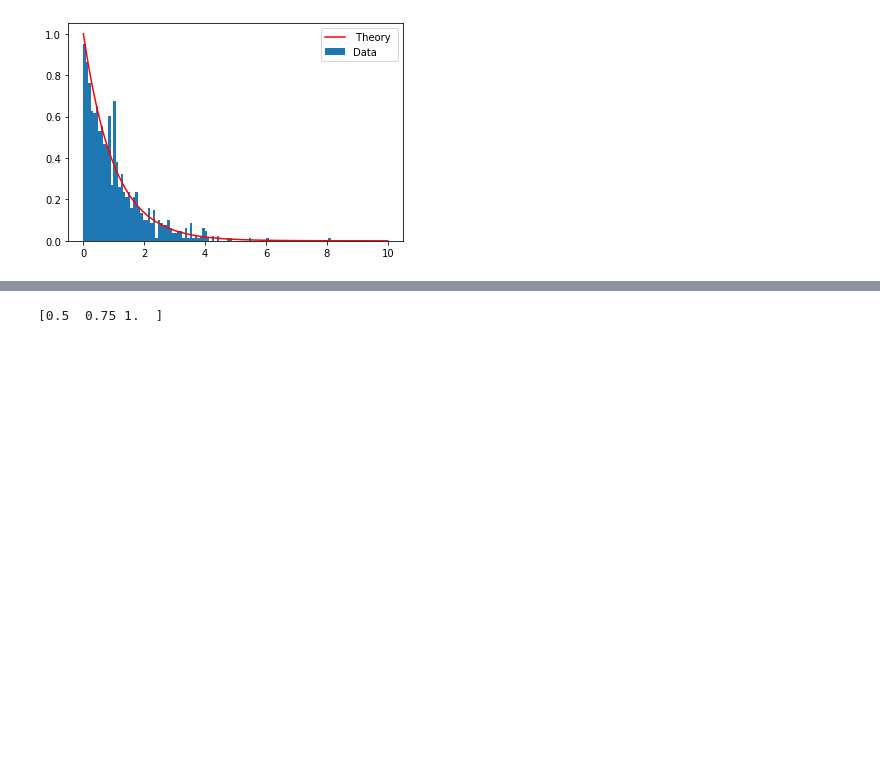
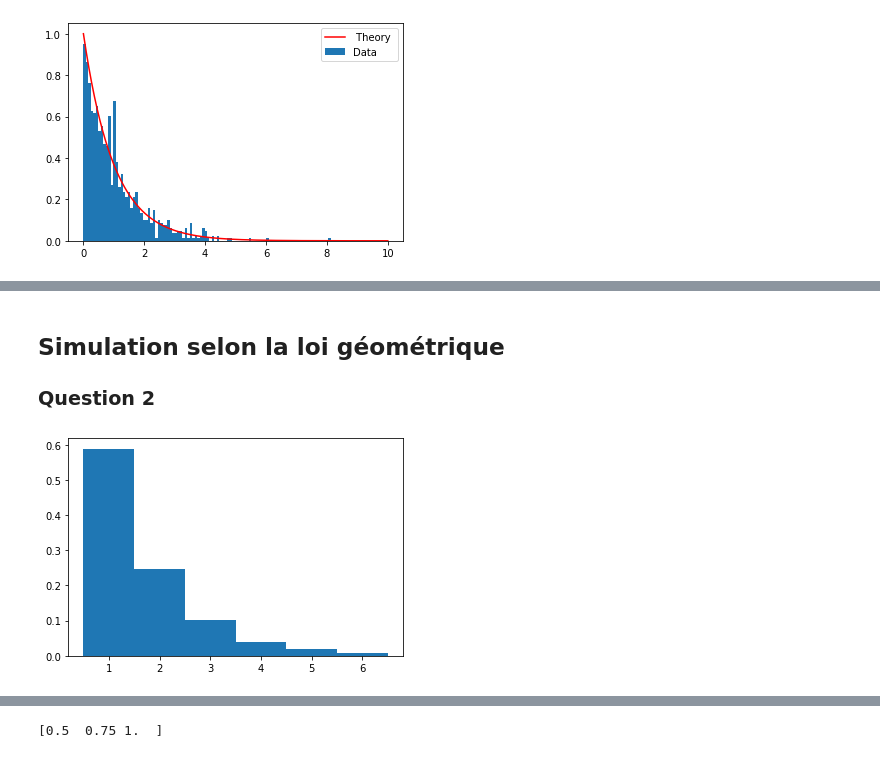
Before and after one commit to boisgera/CDIS, a Jupyter notebook: Probabilités V/Probabilité V.ipynb, the cells around one changed output, grey strips where cells are left out. Drawn from its saved outputs; the diff is of its cells as text; code cells hidden in the pictures; blank space fills up the shorter version.

```diff
--- a/Probabilités V/Probabilité V.ipynb
+++ b/Probabilités V/Probabilité V.ipynb
@@ -98,0 +170,44 @@ plt.show()
+# %% [markdown]
+## Simulation selon la loi géométrique
+### Question 2
+# %%
+n=1000
+p=0.6
+q=0.4
+def rgeom(n,p):
+    x=np.empty(n)
+    for i in range(n) :
+	    ok= False
+	    k=0
+	    while not ok :
+		    ok=(np.random.rand(1)<p)
+		    k=k+1
+
+	    x[i]=k
+
+    return x
+
+y = rgeom(n,p)
+
+# Empirical (experimental) mean
+np.mean(y)
+# Expectation (theoretical mean)
+1/p
+# or equivalently
+1/(1-q)
+
+# Empirical variance
+np.var(y)
+# Theoretical variance
+(1-p)/p**2
+# or equivalently
+q/(1-q)**2
+
+# Empirical c.d.f.
+d = np.diff(np.unique(y)).min()
+left_of_first_bin = y.min() - float(d)/2
+right_of_last_bin = y.max() + float(d)/2
+plt.hist(y, np.arange(left_of_first_bin, right_of_last_bin + d, d),density = True)
+plt.show()
+# %% [output]
+[figure, added]
```
Also changed, not shown: parts of 15 cells of this notebook, 2 other files.
